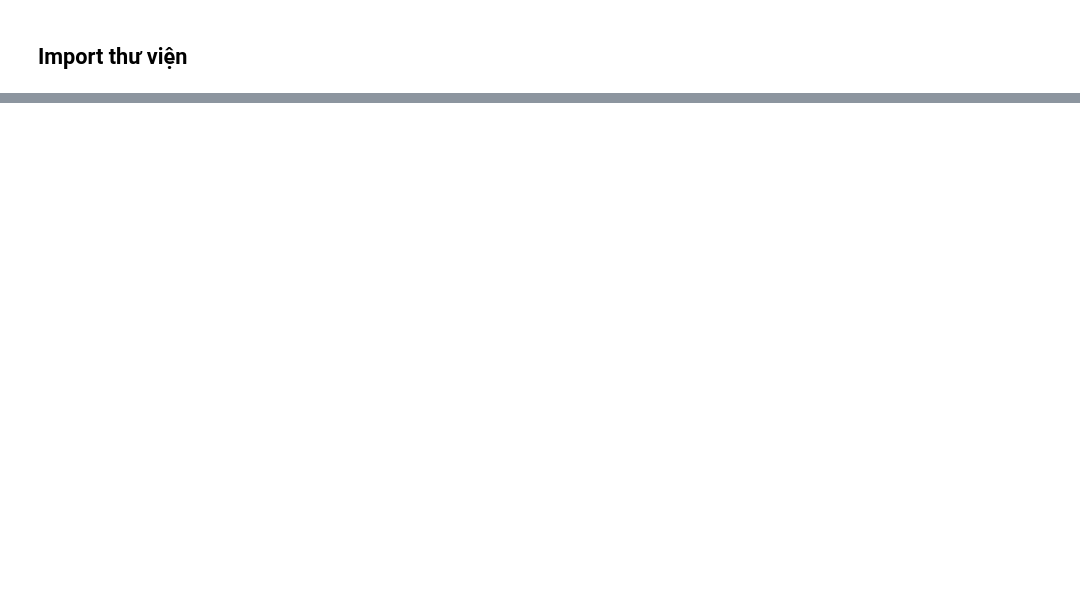
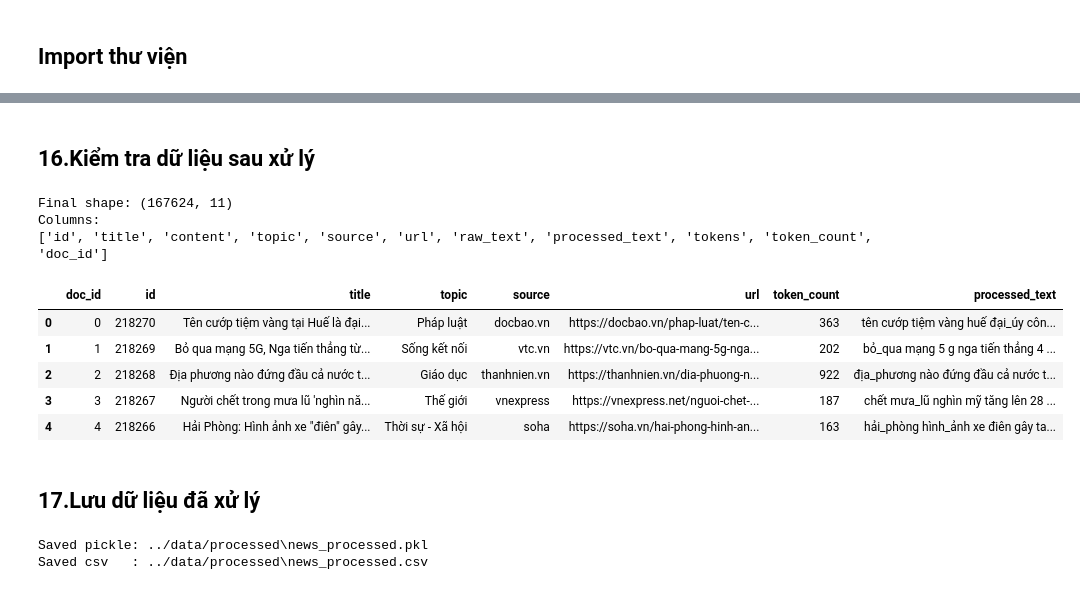
Before and after one commit to ptn614/BTL_IR, a Jupyter notebook: notebooks/01_preprocessing.ipynb, the cells around one changed output, grey strips where cells are left out. Drawn from its saved outputs; the diff is of its cells as text; code cells hidden in the pictures; blank space fills up the shorter version.

```diff
--- a/notebooks/01_preprocessing.ipynb
+++ b/notebooks/01_preprocessing.ipynb
@@ -161,0 +237,4 @@ Saved processed data to: ../data/processed/news_processed.pkl
+# %%
+df["tokens"] = df["processed_text"].apply(lambda x: x.split())
+
+df[["id", "title", "tokens"]].head()
@@ -161,0 +250,4 @@ Saved processed data to: ../data/processed/news_processed.pkl
+# %%
+df["token_count"] = df["tokens"].apply(len)
+
+df["token_count"].describe()
@@ -161,0 +264,11 @@ Saved processed data to: ../data/processed/news_processed.pkl
+# %%
+before = len(df)
+
+df = df[df["token_count"] >= 20].copy()
+df = df.reset_index(drop=True)
+
+after = len(df)
+
+print("Before:", before)
+print("After :", after)
+print("Removed short documents:", before - after)
@@ -161,0 +281,4 @@ Saved processed data to: ../data/processed/news_processed.pkl
+# %%
+df["doc_id"] = df.index
+
+df[["doc_id", "id", "title", "topic", "source", "token_count"]].head()
@@ -161,0 +292,44 @@ Saved processed data to: ../data/processed/news_processed.pkl
+# %% [markdown]
+## 16.Kiểm tra dữ liệu sau xử lý
+# %%
+print("Final shape:", df.shape)
+
+print("Columns:")
+print(df.columns.tolist())
+
+df[[
+    "doc_id",
+    "id",
+    "title",
+    "topic",
+    "source",
+    "url",
+    "token_count",
+    "processed_text"
+]].head()
+# %% [output]
+Final shape: (167624, 11)
+Columns:
+['id', 'title', 'content', 'topic', 'source', 'url', 'raw_text', 'processed_text', 'tokens', 'token_count', 'doc_id']
+|  | doc_id | id | title | topic | source | url | token_count | processed_text |
+| 0 | 0 | 218270 | Tên cướp tiệm vàng tại Huế là đại... | Pháp luật | docbao.vn | https://docbao.vn/phap-luat/ten-c... | 363 | tên cướp tiệm vàng huế đại_úy côn... |
+| 1 | 1 | 218269 | Bỏ qua mạng 5G, Nga tiến thẳng từ... | Sống kết nối | vtc.vn | https://vtc.vn/bo-qua-mang-5g-nga... | 202 | bỏ_qua mạng 5 g nga tiến thẳng 4 ... |
+| 2 | 2 | 218268 | Địa phương nào đứng đầu cả nước t... | Giáo dục | thanhnien.vn | https://thanhnien.vn/dia-phuong-n... | 922 | địa_phương nào đứng đầu cả nước t... |
+| 3 | 3 | 218267 | Người chết trong mưa lũ 'nghìn nă... | Thế giới | vnexpress | https://vnexpress.net/nguoi-chet-... | 187 | chết mưa_lũ nghìn mỹ tăng lên 28 ... |
+| 4 | 4 | 218266 | Hải Phòng: Hình ảnh xe "điên" gây... | Thời sự - Xã hội | soha | https://soha.vn/hai-phong-hinh-an... | 163 | hải_phòng hình_ảnh xe điên gây ta... |
+# %% [markdown]
+## 17.Lưu dữ liệu đã xử lý
+# %%
+df.to_pickle(OUTPUT_PKL)
+
+df.to_csv(
+    OUTPUT_CSV,
+    index=False,
+    encoding="utf-8-sig"
+)
+
+print("Saved pickle:", OUTPUT_PKL)
+print("Saved csv   :", OUTPUT_CSV)
+# %% [output]
+Saved pickle: ../data/processed\news_processed.pkl
+Saved csv   : ../data/processed\news_processed.csv
```
Also changed, not shown: parts of 32 cells of this notebook.
